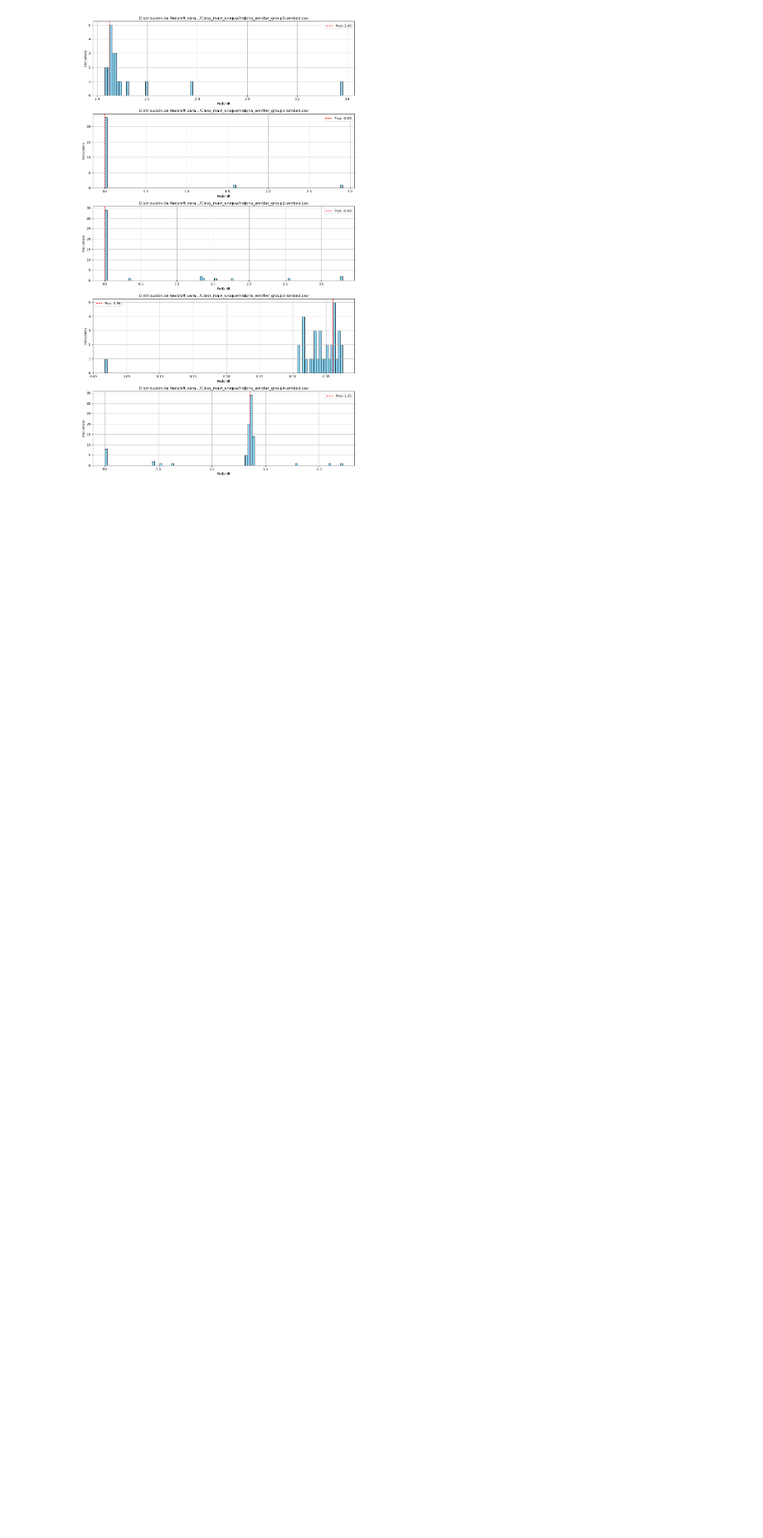
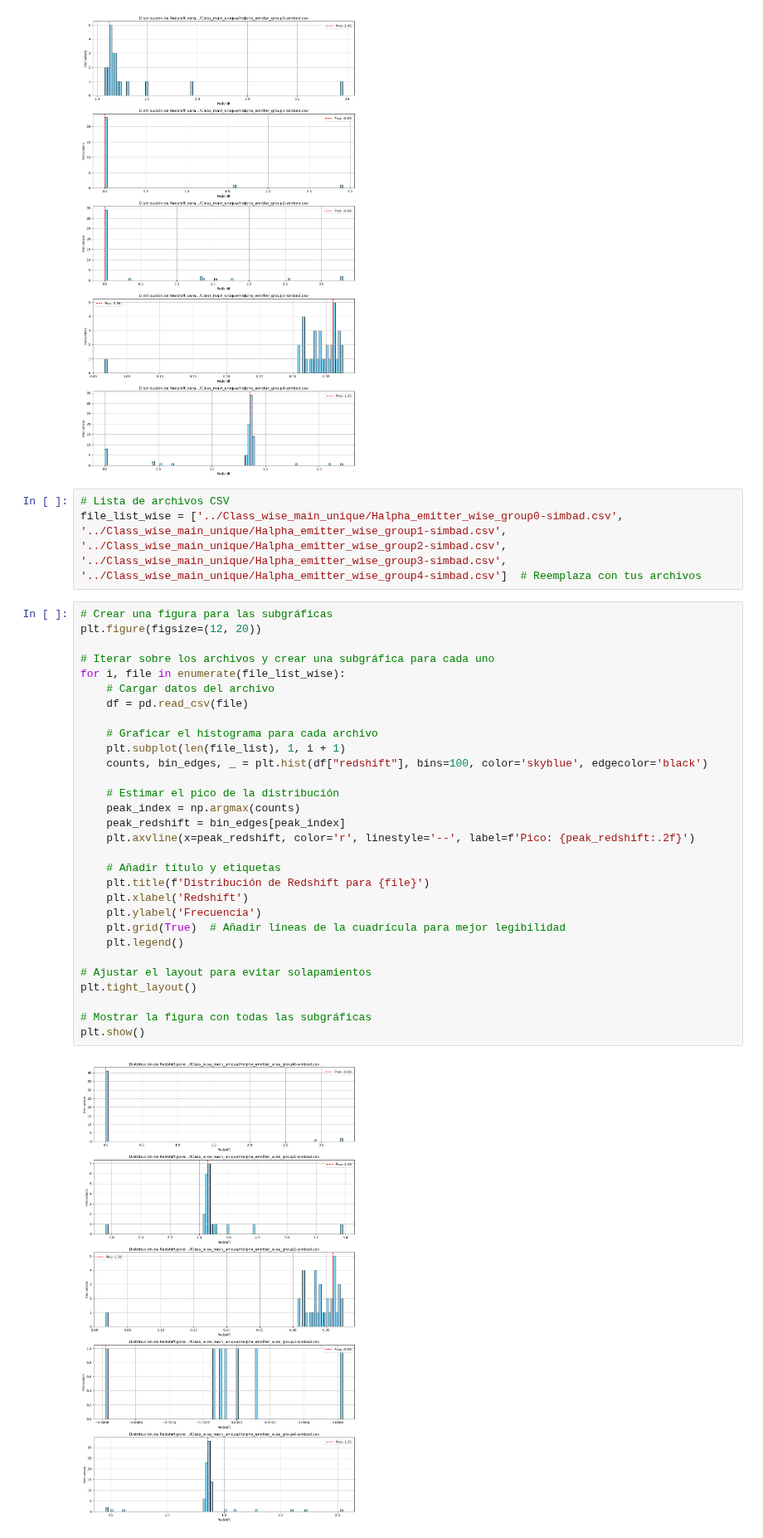
Before and after one commit to AngelGSoto/halpha-splusdr4, a Jupyter notebook: notebooks/AGN-redshift.ipynb, the cells around one changed output. Shown at 83% size. Drawn from its saved outputs; the diff is of its cells as text; blank space fills up the shorter version.

```diff
--- a/notebooks/AGN-redshift.ipynb
+++ b/notebooks/AGN-redshift.ipynb
@@ -42,3 +42,38 @@ plt.tight_layout()
 plt.show()
 # %% [output]
 [figure]
+# %%
+# Lista de archivos CSV
+file_list_wise = ['../Class_wise_main_unique/Halpha_emitter_wise_group0-simbad.csv', '../Class_wise_main_unique/Halpha_emitter_wise_group1-simbad.csv', '../Class_wise_main_unique/Halpha_emitter_wise_group2-simbad.csv', '../Class_wise_main_unique/Halpha_emitter_wise_group3-simbad.csv', '../Class_wise_main_unique/Halpha_emitter_wise_group4-simbad.csv']  # Reemplaza con tus archivos
+# %%
+# Crear una figura para las subgráficas
+plt.figure(figsize=(12, 20))
+
+# Iterar sobre los archivos y crear una subgráfica para cada uno
+for i, file in enumerate(file_list_wise):
+    # Cargar datos del archivo
+    df = pd.read_csv(file)
+
+    # Graficar el histograma para cada archivo
+    plt.subplot(len(file_list), 1, i + 1)
+    counts, bin_edges, _ = plt.hist(df["redshift"], bins=100, color='skyblue', edgecolor='black')
+
+    # Estimar el pico de la distribución
+    peak_index = np.argmax(counts)
+    peak_redshift = bin_edges[peak_index]
+    plt.axvline(x=peak_redshift, color='r', linestyle='--', label=f'Pico: {peak_redshift:.2f}')
+
+    # Añadir título y etiquetas
+    plt.title(f'Distribución de Redshift para {file}')
+    plt.xlabel('Redshift')
+    plt.ylabel('Frecuencia')
+    plt.grid(True)  # Añadir líneas de la cuadrícula para mejor legibilidad
+    plt.legend()
+
+# Ajustar el layout para evitar solapamientos
+plt.tight_layout()
+
+# Mostrar la figura con todas las subgráficas
+plt.show()
+# %% [output]
+[figure, added]
```
Also changed, not shown: 4 other files.
